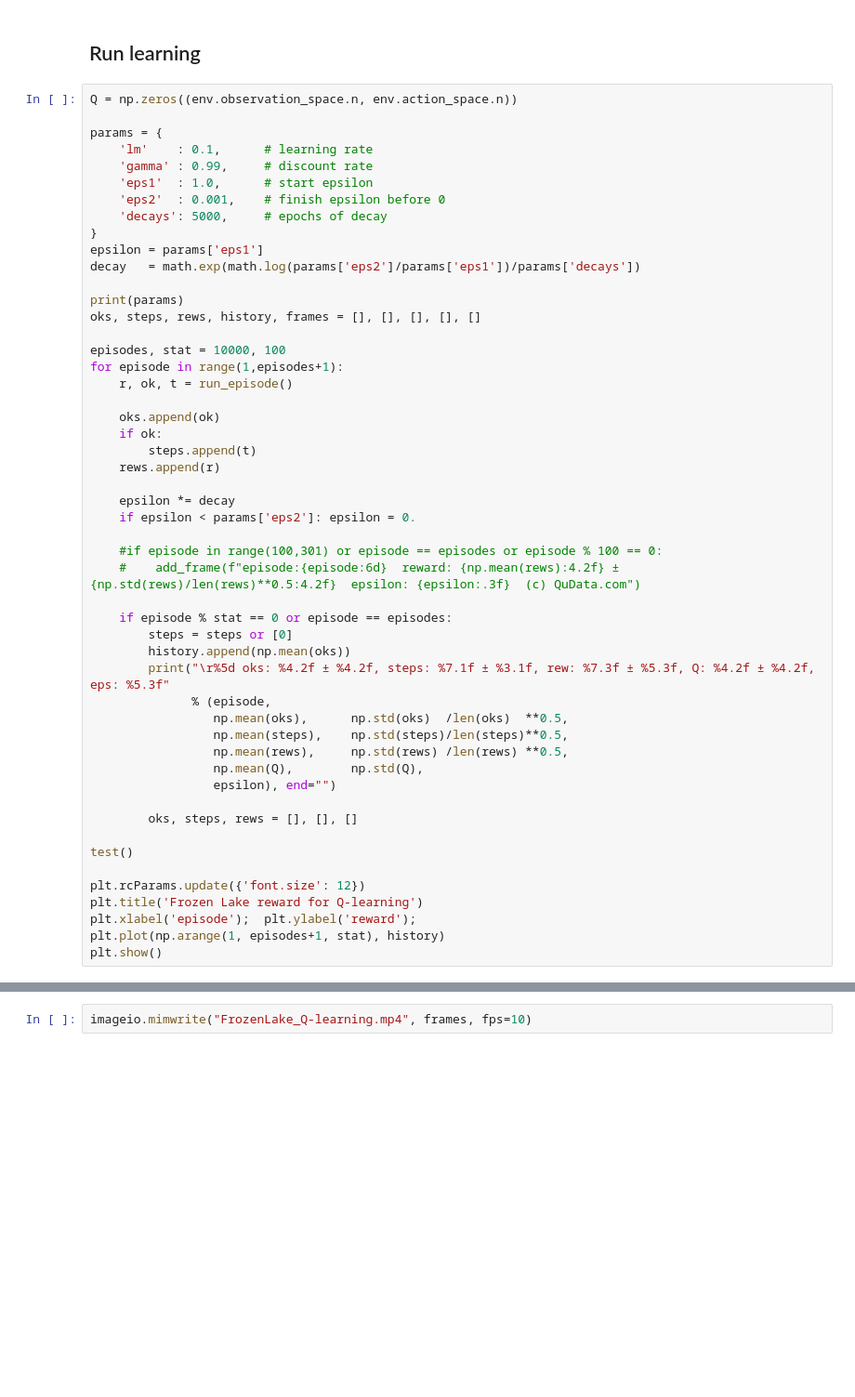
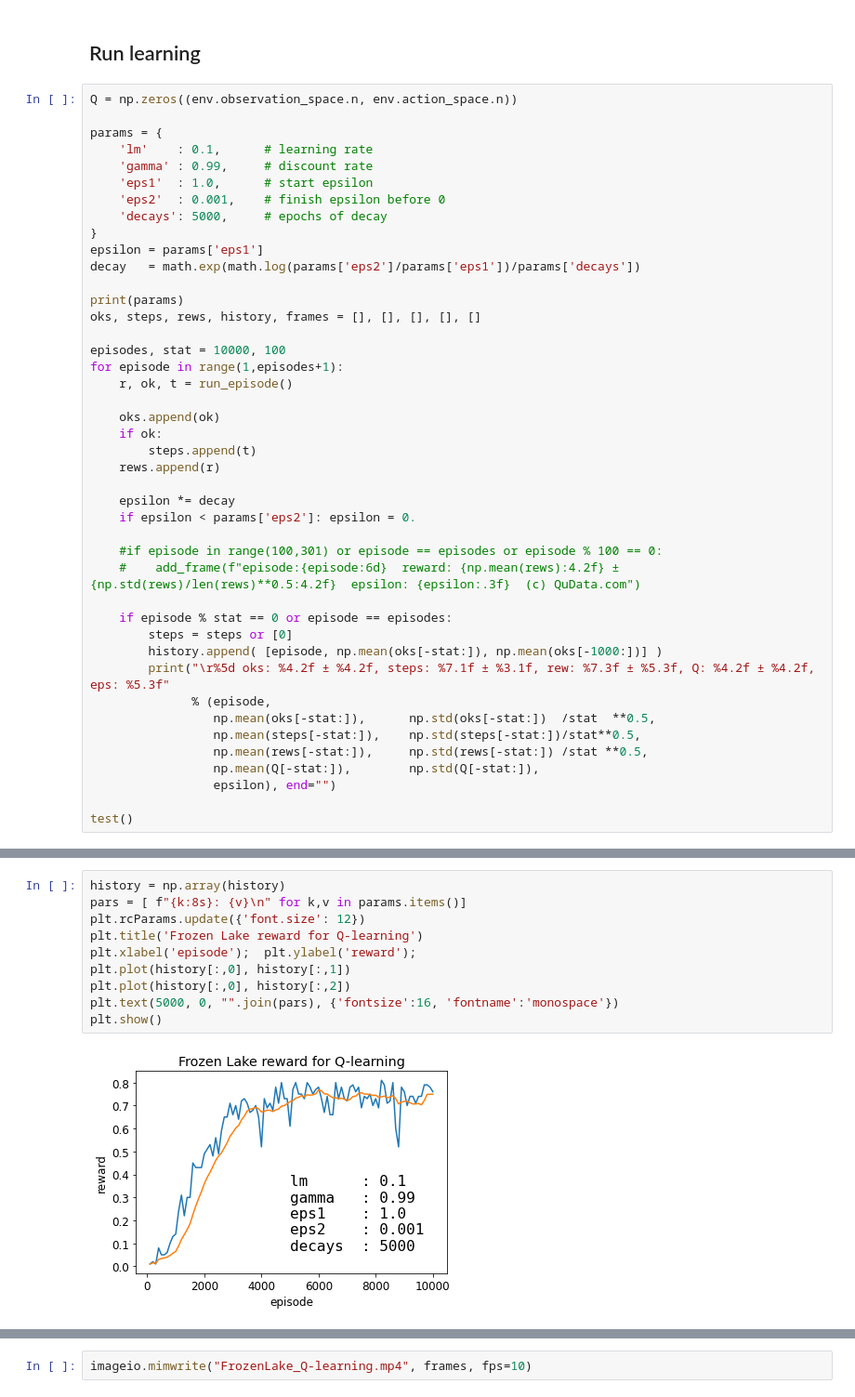
Before and after one commit to steps137/ML, a Jupyter notebook: RL/FrozenLake.ipynb, the cells around one changed output, grey strips where cells are left out. Shown at 93% size. Saved outputs shown, nothing was run; the diff lists cells and outputs as text; blank space fills up the shorter version.

```diff
--- a/RL/FrozenLake.ipynb
+++ b/RL/FrozenLake.ipynb
@@ -234,23 +252,15 @@ for episode in range(1,episodes+1):
 
     if episode % stat == 0 or episode == episodes:
         steps = steps or [0]
-        history.append(np.mean(oks))
+        history.append( [episode, np.mean(oks[-stat:]), np.mean(oks[-1000:])] )
         print("\r%5d oks: %4.2f ± %4.2f, steps: %7.1f ± %3.1f, rew: %7.3f ± %5.3f, Q: %4.2f ± %4.2f, eps: %5.3f"
               % (episode,
-                 np.mean(oks),      np.std(oks)  /len(oks)  **0.5,
-                 np.mean(steps),    np.std(steps)/len(steps)**0.5,
-                 np.mean(rews),     np.std(rews) /len(rews) **0.5,
-                 np.mean(Q),        np.std(Q),
+                 np.mean(oks[-stat:]),      np.std(oks[-stat:])  /stat  **0.5,
+                 np.mean(steps[-stat:]),    np.std(steps[-stat:])/stat**0.5,
+                 np.mean(rews[-stat:]),     np.std(rews[-stat:]) /stat **0.5,
+                 np.mean(Q[-stat:]),        np.std(Q[-stat:]),
                  epsilon), end="")
 
-        oks, steps, rews = [], [], []
-
 test()
-
-plt.rcParams.update({'font.size': 12})
-plt.title('Frozen Lake reward for Q-learning')
-plt.xlabel('episode');  plt.ylabel('reward');
-plt.plot(np.arange(1, episodes+1, stat), history)
-plt.show()
 # %% [output]
 {'lm': 0.1, 'gamma': 0.99, 'eps1': 1.0, 'eps2': 0.001, 'decays': 5000}
@@ -261,2 +270,14 @@ Start Policy Testing...
+# %%
+history = np.array(history)
+pars = [ f"{k:8s}: {v}\n" for k,v in params.items()]
+plt.rcParams.update({'font.size': 12})
+plt.title('Frozen Lake reward for Q-learning')
+plt.xlabel('episode');  plt.ylabel('reward');
+plt.plot(history[:,0], history[:,1])
+plt.plot(history[:,0], history[:,2])
+plt.text(5000, 0, "".join(pars), {'fontsize':16, 'fontname':'monospace'})
+plt.show()
+# %% [output]
+[figure, added]
 # %%
 test(10000)
```
Also changed, not shown: parts of 5 cells of this notebook, 23 other files.
